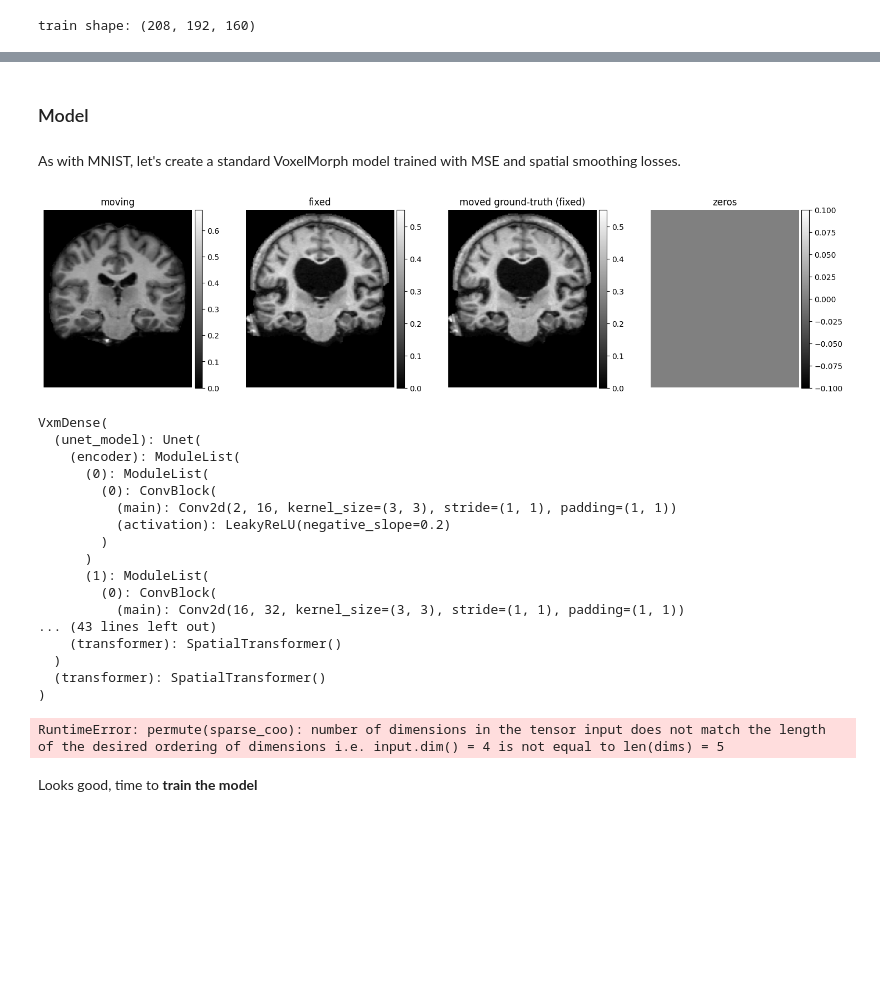
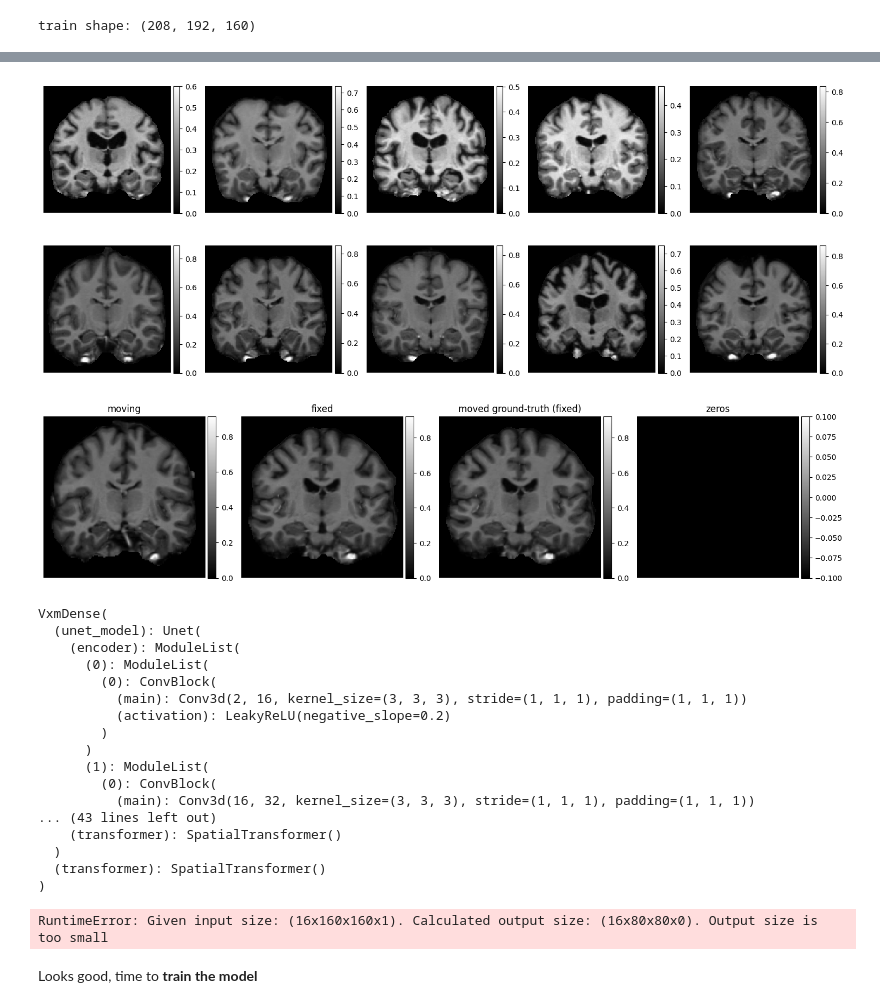
Before and after one commit to CaffineAddic/HybridMorph_pytorch-redesign, a Jupyter notebook: VoxelMorph_Tutorial_torch.ipynb, the cells around one changed output, grey strips where cells are left out. Cells and saved outputs as stored; diff of their text form; code cells hidden in the pictures; blank space fills up the shorter version.

```diff
--- a/VoxelMorph_Tutorial_torch.ipynb
+++ b/VoxelMorph_Tutorial_torch.ipynb
@@ -125,3 +145,32 @@ ne.plot.slices(example_digits, cmaps=['gray'], do_colorbars=True);
+# %%
+# Using the OASIS tutorial data-set
+
+#Loading the dataset
+images = ne.py.data.load_dataset('2D-OASIS-TUTORIAL')
+# conformed_images = [conform(img) for img in images]
+#label_maps_real = [(img*15).astype('int').reshape(256, 256) for img in conformed_images]
+label_maps_real = [img for img in images]
+
+
+# Visualizing the dataset.
+num_row = 2
+per_row = 5
+for i in range(0, num_row * per_row, per_row):
+    ne.plot.slices(label_maps_real[i:i + per_row], cmaps=['gray'], do_colorbars=True)
+# %% [output]
+[figure, added]
+[figure, added]
+# %%
+#Splitting the OASIS tutorial data
+
+label_maps_real = np.array(label_maps_real)
+#data split
+Data_split_train = 250
+real_train = label_maps_real[:250, ...]
+# few_shot_train = label_maps_real[:50, ...]
+test_val_no = 82
+real_val = label_maps_real[250:332, ...]
+real_test = label_maps_real[-82:, ...]
 # %%
 #Changing the generator to work with this data set
 
@@ -129,23 +178,19 @@ ne.plot.slices(example_digits, cmaps=['gray'], do_colorbars=True);
 # add_feat_axis = not multichannel
 
 # generator = vxm.generators.scan_to_scan( x_train, batch_size=batch_size, bidir=bidir, add_feat_axis=add_feat_axis)
-# %% [markdown]
-### Model
-# %% [markdown]
-As with MNIST, let's create a standard VoxelMorph model trained with MSE and spatial smoothing losses.
 # %%
 # let's test it
-train_generator = vxm_data_generator(x_train, batch_size=batch_size)
+train_generator = vxm_data_generator(real_train, batch_size=batch_size)
 inshape = next(train_generator)[0][0].shape[1:-1]
 inputs, y_true = next(train_generator)
 # in_sample, out_sample = next(train_generator)
 
 # visualize
 images = [img[0, :, :, 0] for img in inputs + y_true]
 titles = ['moving', 'fixed', 'moved ground-truth (fixed)', 'zeros']
 ne.plot.slices(images, titles=titles, cmaps=['gray'], do_colorbars=True);
 # %% [output]
-[figure, old version]
+[figure, new version]
 # %%
 # inputs = np.array(inputs)
 # y_true = np.array(y_true)
@@ -176,13 +221,13 @@ VxmDense(
     (encoder): ModuleList(
       (0): ModuleList(
         (0): ConvBlock(
-          (main): Conv2d(2, 16, kernel_size=(3, 3), stride=(1, 1), padding=(1, 1))
+          (main): Conv3d(2, 16, kernel_size=(3, 3, 3), stride=(1, 1, 1), padding=(1, 1, 1))
           (activation): LeakyReLU(negative_slope=0.2)
         )
       )
       (1): ModuleList(
         (0): ConvBlock(
-          (main): Conv2d(16, 32, kernel_size=(3, 3), stride=(1, 1), padding=(1, 1))
+          (main): Conv3d(16, 32, kernel_size=(3, 3, 3), stride=(1, 1, 1), padding=(1, 1, 1))
 ... (43 lines left out)
     (transformer): SpatialTransformer()
   )
@@ -255,7 +300,7 @@ for epoch in range(initial_epoch, epochs):
 # final model save
 # model.save(os.path.join(model_dir, '%04d.pt' % args.epochs))
 # %% [output]
-RuntimeError: permute(sparse_coo): number of dimensions in the tensor input does not match the length of the desired ordering of dimensions i.e. input.dim() = 4 is not equal to len(dims) = 5
+RuntimeError: Given input size: (16x160x160x1). Calculated output size: (16x80x80x0). Output size is too small
 # %% [markdown]
 Looks good, time to **train the model**
 # %% [markdown]
```
Also changed, not shown: parts of 4 cells of this notebook.
